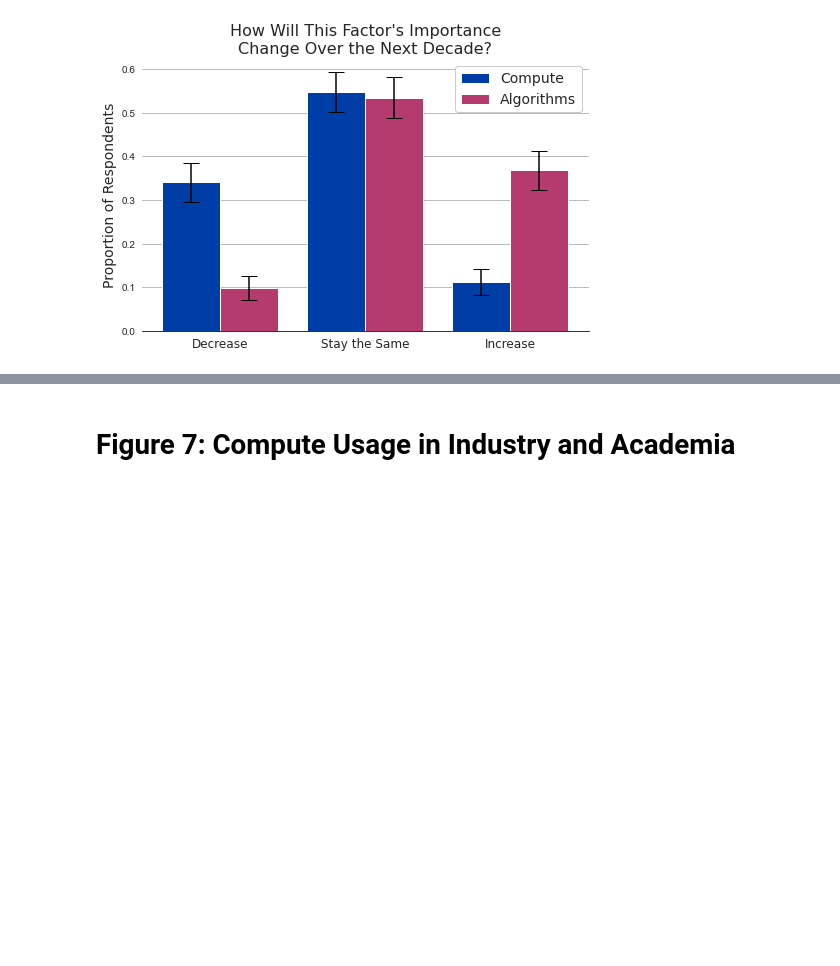
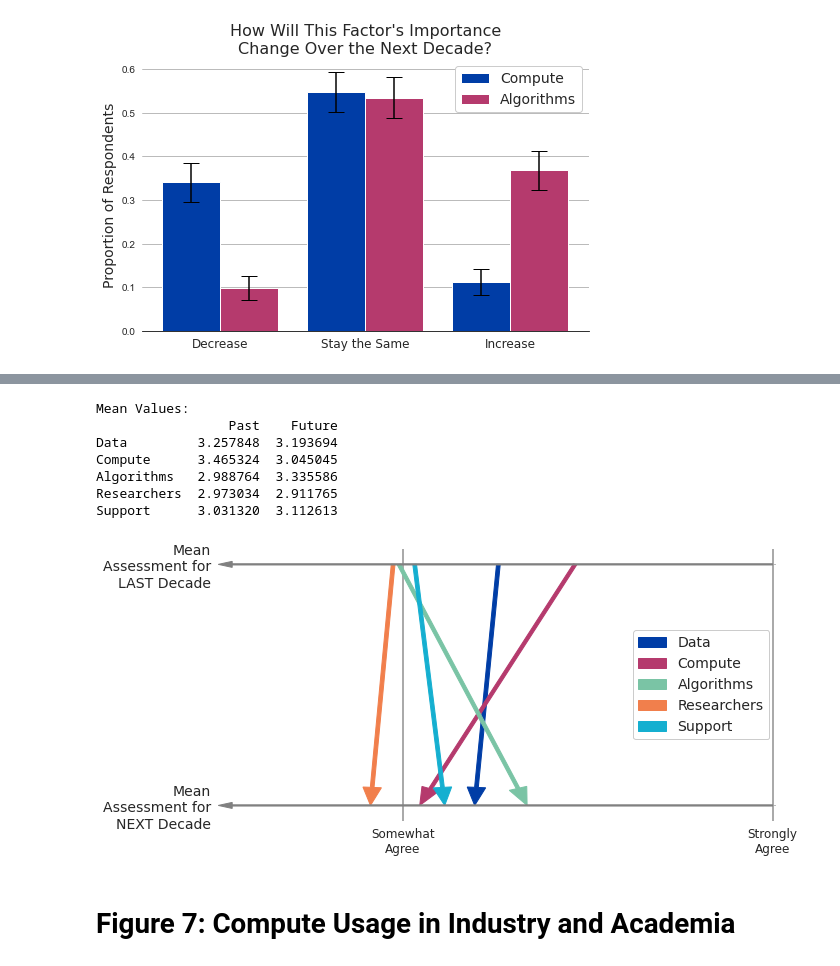
Before and after one commit to georgetown-cset/Compute_Survey_2022, a Jupyter notebook: scripts/paper_figures.ipynb, the cells around one changed output, grey strips where cells are left out. Cells and saved outputs as stored; diff of their text form; code cells hidden in the pictures; blank space fills up the shorter version.

```diff
--- a/scripts/paper_figures.ipynb
+++ b/scripts/paper_figures.ipynb
@@ -438,3 +569,49 @@ Algorithms  0.027569       0.046447  0.044908
+# %%
+# Create an array to hold the mean levels of agreement for each factor, both over the past decade and over the future
+data = pd.DataFrame({'Past': [0] * 5, 'Future': [0] * 5},
+                   index = ['Data', 'Compute', 'Algorithms', 'Researchers', 'Support'])
+
+# Create a table based on the calculation of these mean values
+for lab in data.index:
+    data.loc[lab, 'Past'] = df[f'Past{lab}'].mean()
+    data.loc[lab, 'Future'] = df[f'Future{lab}'].mean()
+
+# Print the resulting values
+print('Mean Values:')
+print(data)
+
+# Create the figure
+fig, ax = plt.subplots(figsize=(10, 5))
+
+# Plot arrows to show the data
+for i, lab in enumerate(data.index):
+    dx = np.array(data)[i, 1] - np.array(data)[i, 0]
+    ax.arrow(np.array(data)[i, 0], 1, dx = dx, dy = -1, color = colors[i], width = 0.01, length_includes_head = True, head_width = 0.05, label = lab)
+
+# Adjust aesthetics, add legend, and save figure
+for y in [0, 1]:
+    ax.arrow(4, y, dx = -1.5, dy = 0, color = 'gray', width = 0.005, length_includes_head = True, head_width = 0.025)
+ax.set_xlim([2.5, 4.01])
+ax.set_xticks([3, 4])
+ax.set_xticklabels(['Somewhat\nAgree', 'Strongly\nAgree'], fontsize=12, fontname='DejaVu Sans')
+ax.set_yticks([0,1])
+ax.grid(axis='x', linewidth=2)
+ax.set_yticklabels(['Mean\nAssessment for\nNEXT Decade', 'Mean\nAssessment for\nLAST Decade'], fontsize=14, fontname='DejaVu Sans')
+ax.spines['bottom'].set_visible(False)
+ax.legend(prop=basefont)
+plt.savefig('../figures/Fig6_v4.jpg', dpi=300, bbox_inches='tight')
+
+plt.show()
+plt.close()
+# %% [output]
+Mean Values:
+                 Past    Future
+Data         3.257848  3.193694
+Compute      3.465324  3.045045
+Algorithms   2.988764  3.335586
+Researchers  2.973034  2.911765
+Support      3.031320  3.112613
+[figure, added]
 # %% [markdown]
 # Figure 7: Compute Usage in Industry and Academia
 # %%
```
Also changed, not shown: parts of 10 cells of this notebook, 1 other file.
